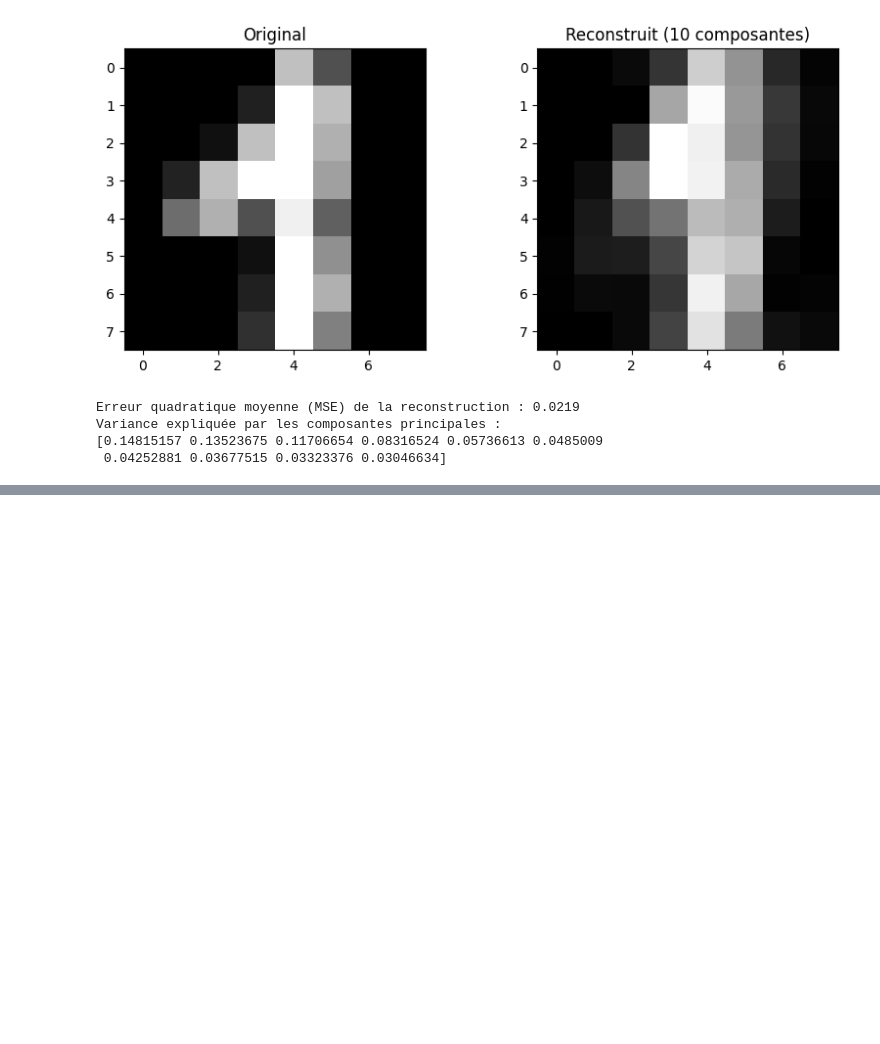
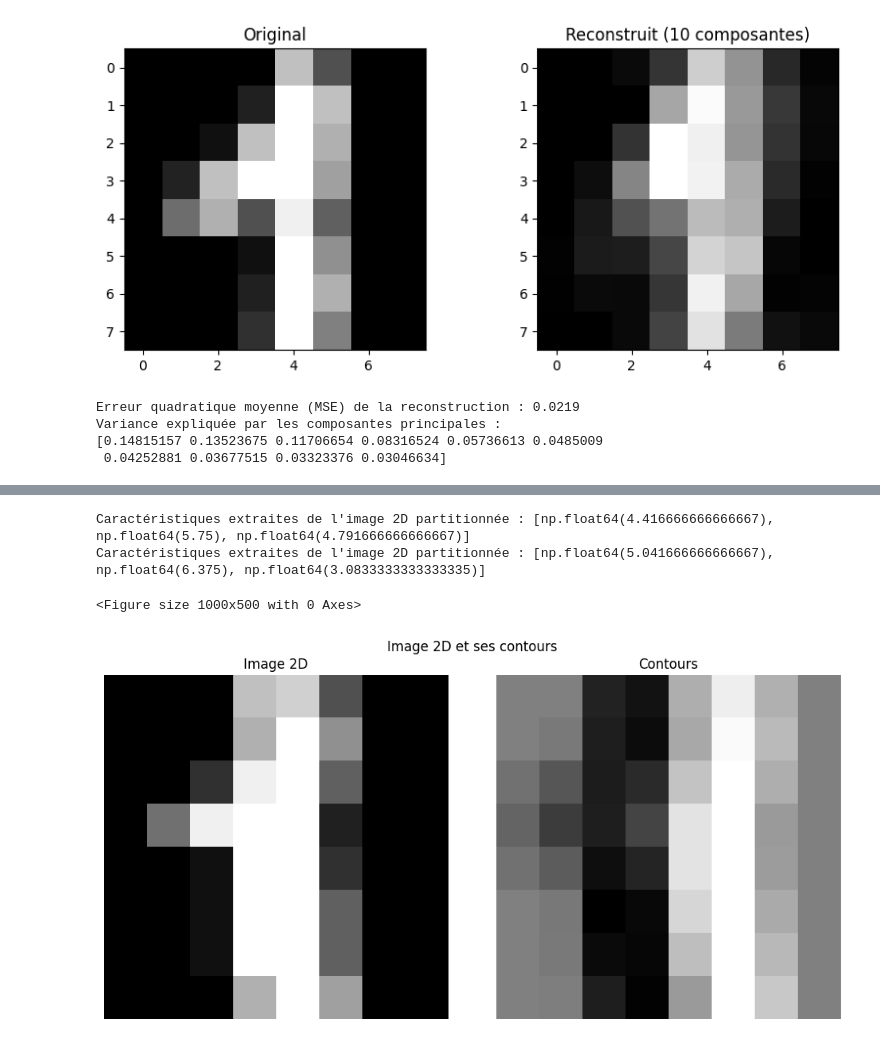
Before and after one commit to gt124578/ML-Project, a Jupyter notebook: Notebook_ML.ipynb, the cells around one changed output, grey strips where cells are left out. Cells and saved outputs as stored; diff of their text form; code cells hidden in the pictures; blank space fills up the shorter version.

```diff
--- a/Notebook_ML.ipynb
+++ b/Notebook_ML.ipynb
@@ -161,0 +191,60 @@ def evolution_quality(){
+# %%
+# Partitionnement d'image en 3 zones
+
+def extract_zone_features(img):
+    zone_haut = img[0:3, :]     #
+    zone_milieu = img[3:5, :]
+    zone_bas = img[5:8, :]
+
+    moy_haut = np.mean(zone_haut)
+    moy_milieu = np.mean(zone_milieu)
+    moy_bas = np.mean(zone_bas)
+    features = [moy_haut, moy_milieu, moy_bas]
+    return features
+
+
+img2= digits.data[1].reshape(8, 8)  # Prendre la première image en 2D
+img3 = digits.data[56].reshape(8, 8)  # Prendre la première image en 2D
+features2 = extract_zone_features(img2)
+features3 = extract_zone_features(img3)
+print("Caractéristiques extraites de l'image 2D partitionnée :", features2)
+print("Caractéristiques extraites de l'image 2D partitionnée :", features3)
+# %% [output]
+Caractéristiques extraites de l'image 2D partitionnée : [np.float64(4.416666666666667), np.float64(5.75), np.float64(4.791666666666667)]
+Caractéristiques extraites de l'image 2D partitionnée : [np.float64(5.041666666666667), np.float64(6.375), np.float64(3.0833333333333335)]
+# %%
+
+## Edge detection features
+def detection_contours(img):
+    # Définir le filtre de Sobel
+    filtre_sobel = np.array([[-1, 0, 1],
+                              [-2, 0, 2],
+                              [-1, 0, 1]])
+    # Appliquer le filtre de Sobel
+    img_filtrée = convolve2d(img, filtre_sobel, mode='same', boundary='symm')
+    return img_filtrée
+# %%
+img2 = digits.data[1].reshape(8, 8)  # Prendre la première image en 2D
+contours2 = detection_contours(img2)
+def plot(img1, img2, title, label1, label2):
+    """Affiche deux images côte à côte."""
+    plt.figure(figsize=(10, 5))
+    plt.subplot(1, 2, 1)
+    plt.imshow(img1, cmap='gray')
+    plt.title(label1)
+    plt.axis('off')
+
+    plt.subplot(1, 2, 2)
+    plt.imshow(img2, cmap='gray')
+    plt.title(label2)
+    plt.axis('off')
+
+    plt.suptitle(title)
+    plt.tight_layout()
+    plt.show()
+
+plt.figure(figsize=(10, 5))
+plot(img2, contours2, "Image 2D et ses contours", "Image 2D", "Contours")
+# %% [output]
+<Figure size 1000x500 with 0 Axes>
+[figure, added]
```
Also changed, not shown: parts of 16 cells of this notebook.
